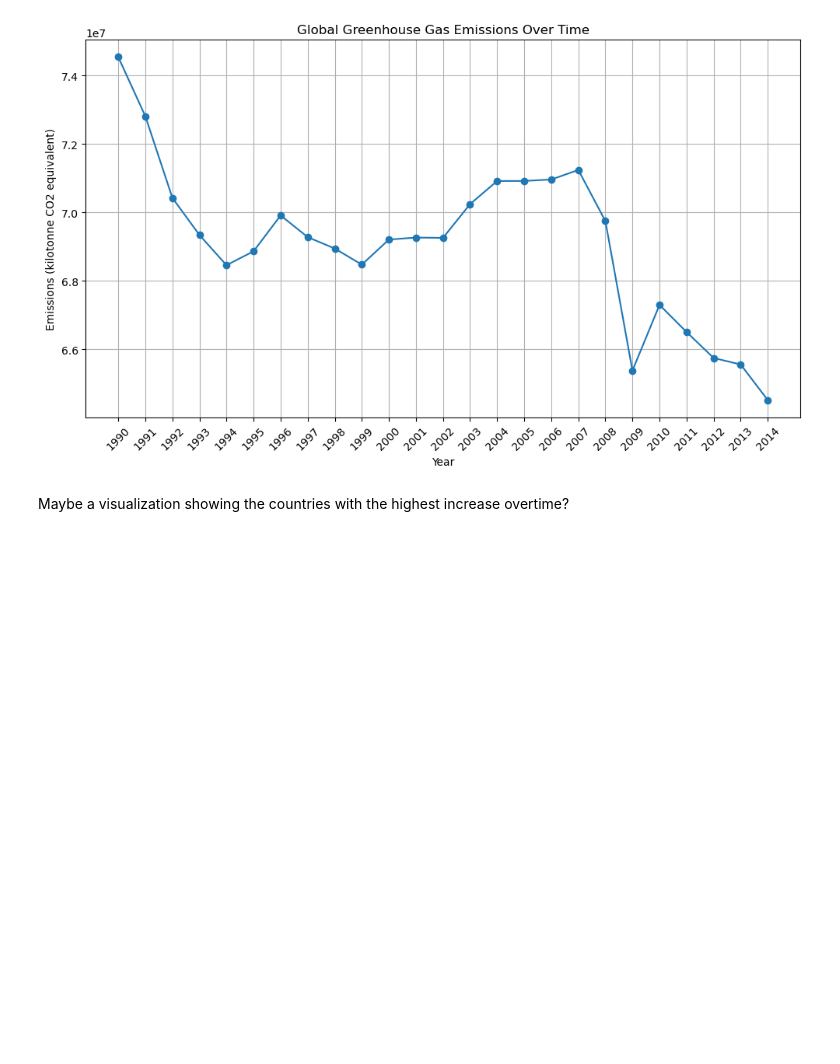
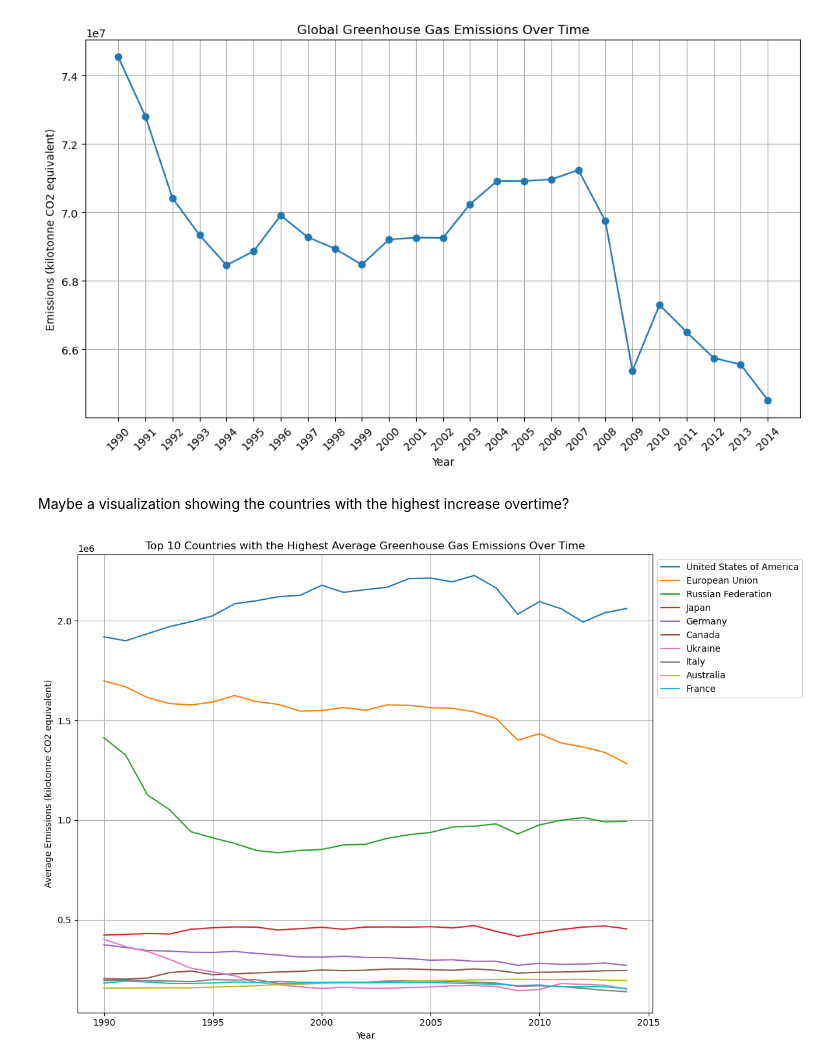
Before and after one commit to MatthewPersaud/PROG74010_Project_Group4, a Jupyter notebook: PROG74010_Project_Group4.ipynb, the cells around one changed output. Cells and saved outputs as stored; diff of their text form; code cells hidden in the pictures; blank space fills up the shorter version.

Commit message:
Update PROG74010_Project_Group4.ipynb
'Top 10 Countries with the Highest Average Greenhouse Gas Emissions Over Time'

```diff
--- a/PROG74010_Project_Group4.ipynb
+++ b/PROG74010_Project_Group4.ipynb
@@ -304,3 +304,22 @@ plt.show()
 [figure]
 # %% [markdown]
 Maybe a visualization showing the countries with the highest increase overtime?
+# %%
+avg_emissions = df_gas.groupby(['country_or_area', 'year'])['value'].mean().reset_index()
+total_avg_emissions = avg_emissions.groupby('country_or_area')['value'].mean()
+top_countries = total_avg_emissions.nlargest(10)
+
+plt.figure(figsize=(12, 8))
+for country in top_countries.index:
+    country_data = avg_emissions[avg_emissions['country_or_area'] == country]
+    plt.plot(country_data['year'], country_data['value'], label=country)
+
+plt.title('Top 10 Countries with the Highest Average Greenhouse Gas Emissions Over Time')
+plt.xlabel('Year')
+plt.ylabel('Average Emissions (kilotonne CO2 equivalent)')
+plt.legend(bbox_to_anchor=(1, 1), loc='upper left')
+plt.grid(True)
+plt.tight_layout()
+plt.show()
+# %% [output]
+[figure, added]
```
Also changed, not shown: parts of 1 cell of this notebook.
